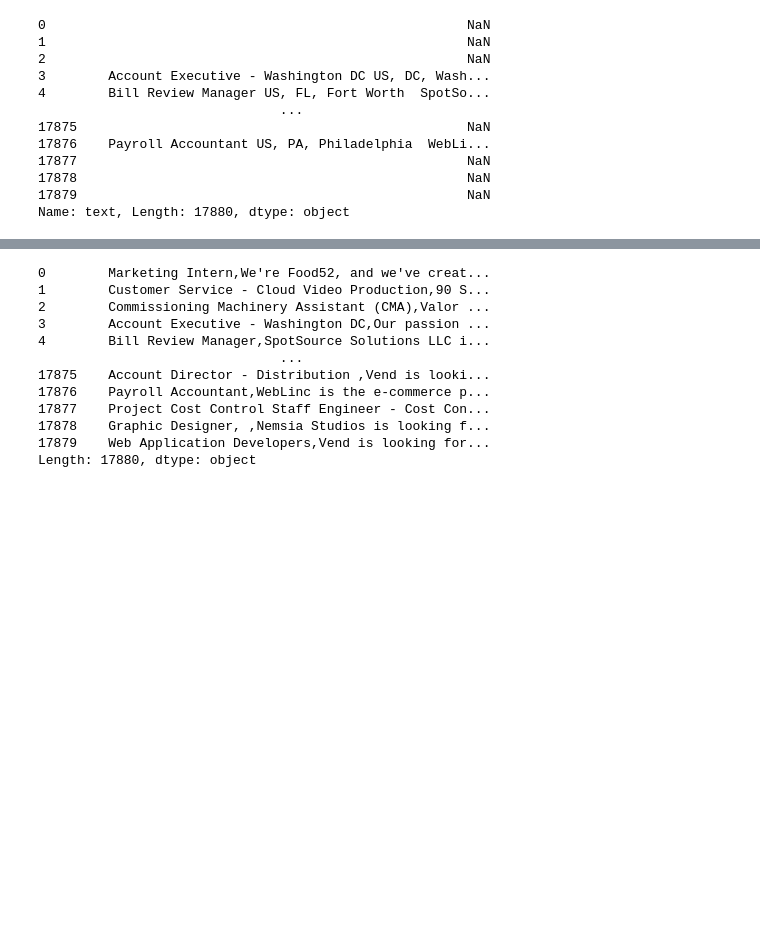
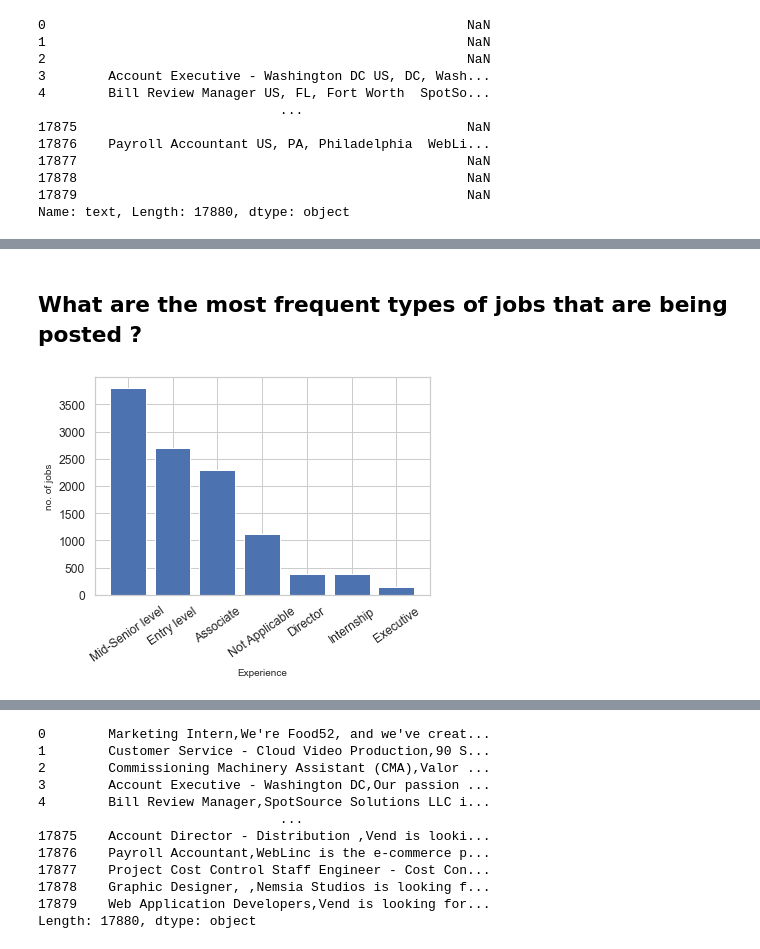
Before and after one commit to sandstorm17/Fake-Job-Prediction, a Jupyter notebook: fake job prediction.ipynb, the cells around one changed output, grey strips where cells are left out. Saved outputs shown, nothing was run; the diff lists cells and outputs as text; code cells hidden in the pictures; blank space fills up the shorter version.

```diff
--- a/fake job prediction.ipynb
+++ b/fake job prediction.ipynb
@@ -210,0 +362,11 @@ sns.heatmap(corr , mask=np.zeros_like(corr, dtype=np.bool) , cmap=sns.diverging_
+# %% [markdown]
+## What are the most frequent types of jobs that are being posted ?
+# %%
+experience = dict(df.required_experience.value_counts())
+plt.bar(experience.keys(), experience.values())
+plt.xlabel('Experience', size=10)
+plt.ylabel('no. of jobs', size=10)
+plt.xticks(rotation=35)
+plt.show()
+# %% [output]
+[figure, added]
```
Also changed, not shown: parts of 75 cells of this notebook.
